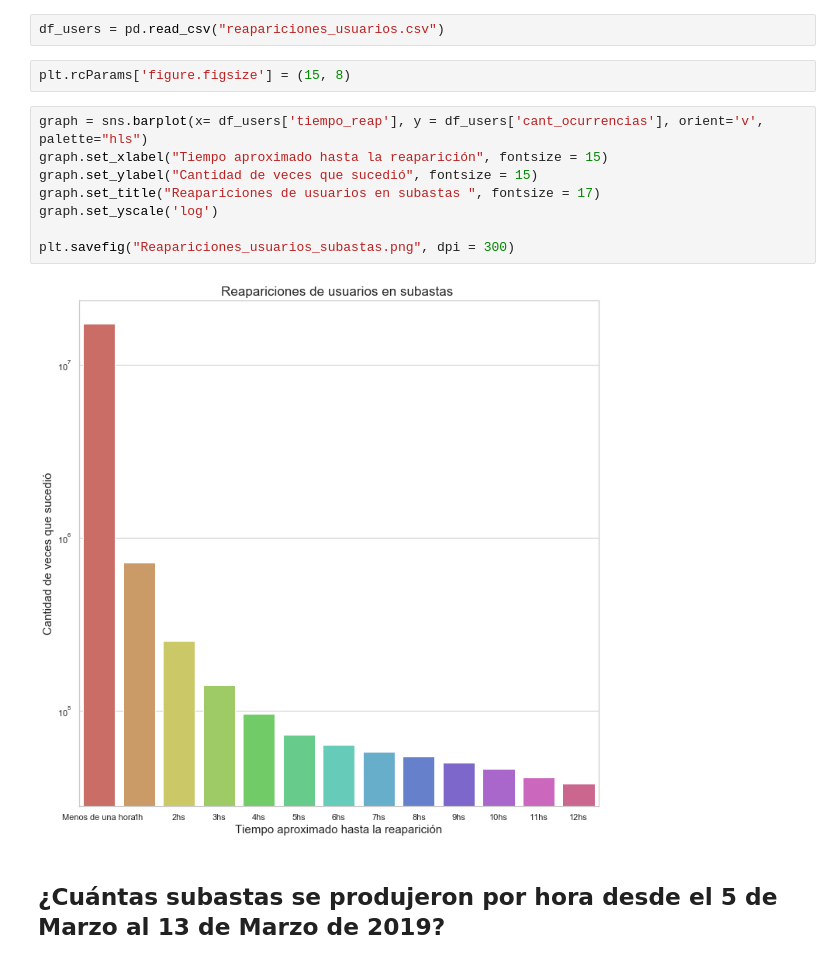
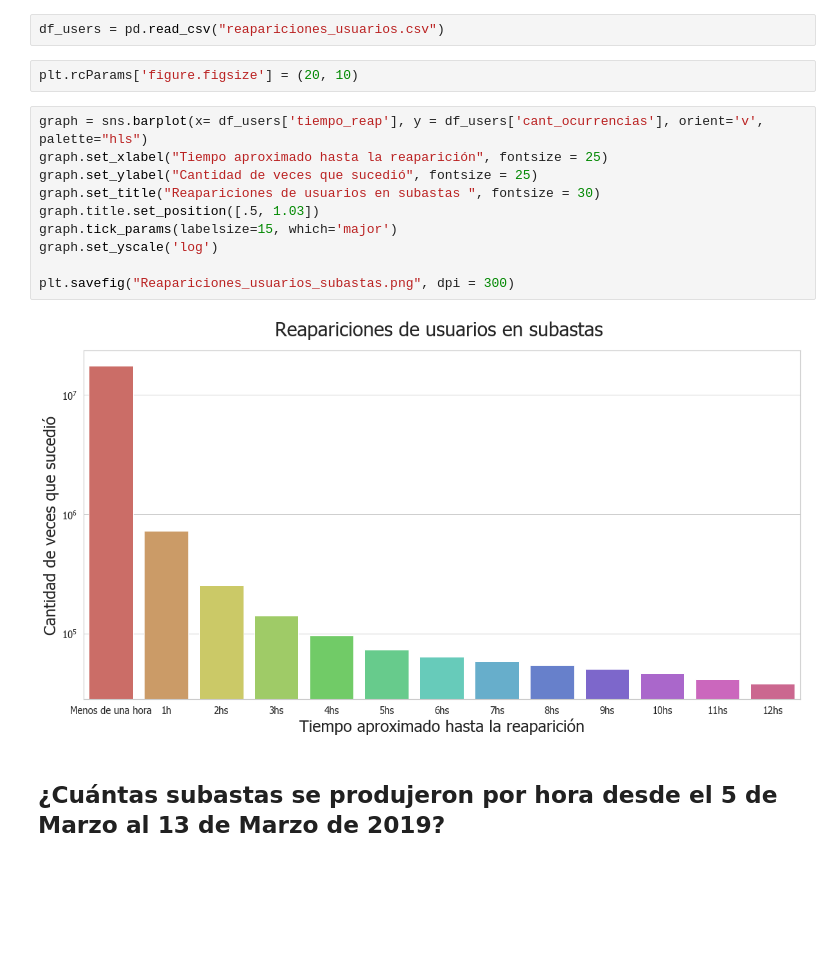
Before and after one commit to AlejandroKler/Datanesa, a Jupyter notebook: Analisis_subastas.ipynb, the cells around one changed output. Drawn from its saved outputs; the diff is of its cells as text; blank space fills up the shorter version.

```diff
--- a/Analisis_subastas.ipynb
+++ b/Analisis_subastas.ipynb
@@ -119,17 +125,19 @@ plt.savefig('asd.png', dpi = 300)
 # %%
 df_users = pd.read_csv("reapariciones_usuarios.csv")
 # %%
-plt.rcParams['figure.figsize'] = (15, 8)
+plt.rcParams['figure.figsize'] = (20, 10)
 # %%
 graph = sns.barplot(x= df_users['tiempo_reap'], y = df_users['cant_ocurrencias'], orient='v', palette="hls")
-graph.set_xlabel("Tiempo aproximado hasta la reaparición", fontsize = 15)
-graph.set_ylabel("Cantidad de veces que sucedió", fontsize = 15)
-graph.set_title("Reapariciones de usuarios en subastas ", fontsize = 17)
+graph.set_xlabel("Tiempo aproximado hasta la reaparición", fontsize = 25)
+graph.set_ylabel("Cantidad de veces que sucedió", fontsize = 25)
+graph.set_title("Reapariciones de usuarios en subastas ", fontsize = 30)
+graph.title.set_position([.5, 1.03])
+graph.tick_params(labelsize=15, which='major')
 graph.set_yscale('log')
 
 plt.savefig("Reapariciones_usuarios_subastas.png", dpi = 300)
 # %% [output]
-[figure, old version]
+[figure, new version]
 # %% [markdown]
 ## ¿Cuántas subastas se produjeron por hora desde el 5 de Marzo al 13 de Marzo de 2019?
 # %%
```
Also changed, not shown: parts of 4 cells of this notebook.
